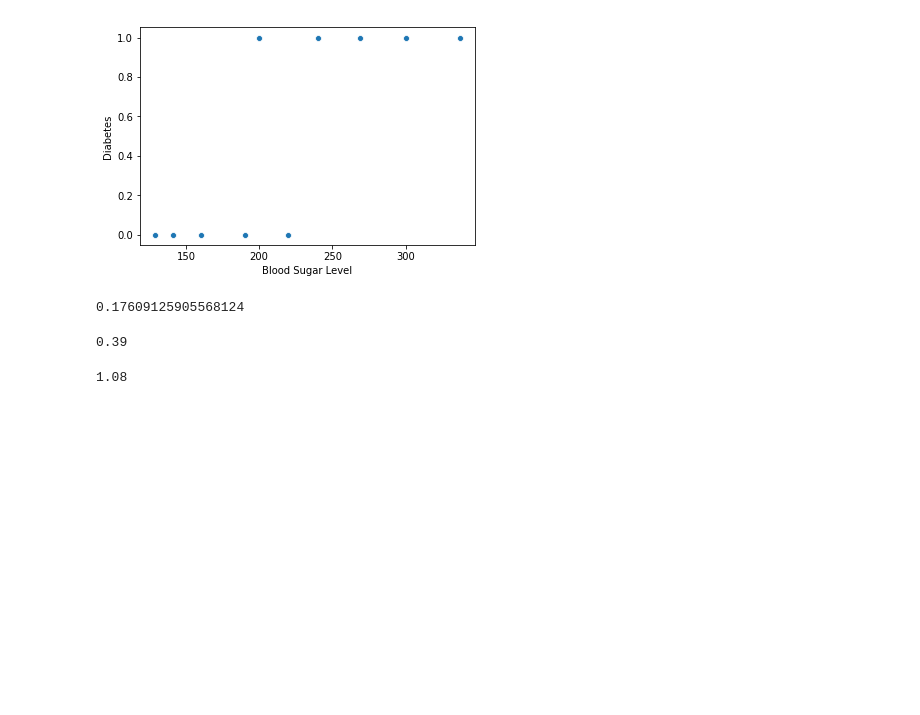
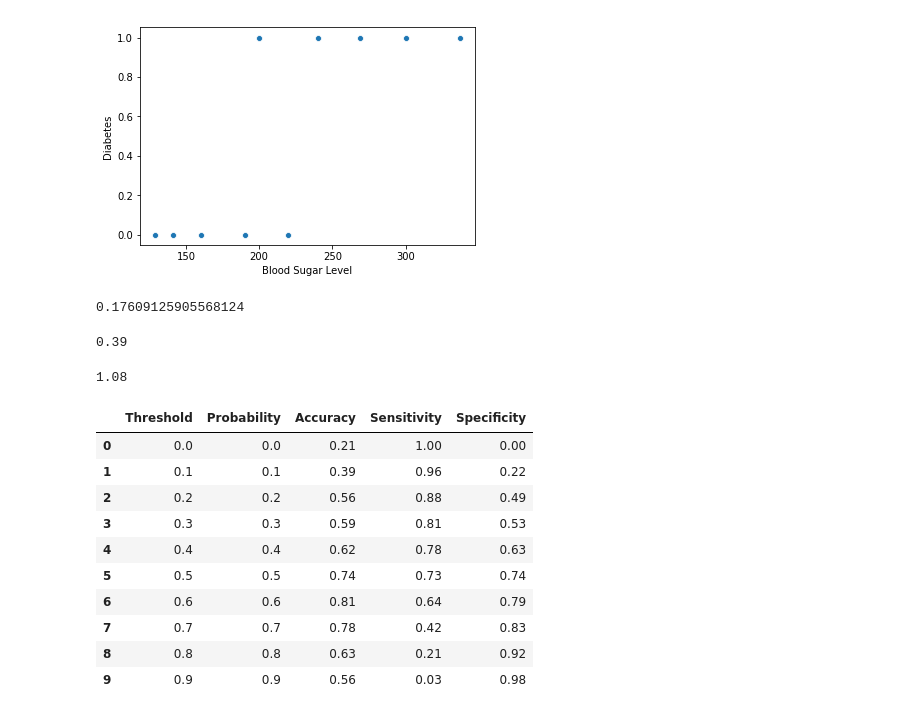
Before and after one commit to vamsigp/IIIT-B, a Jupyter notebook: 1. Statistics and Machine Learning/9. Logistic Regression/LogisticRegression.ipynb, the cells around one changed output. Cells and saved outputs as stored; diff of their text form; code cells hidden in the pictures; blank space fills up the shorter version.

```diff
--- a/1. Statistics and Machine Learning/9. Logistic Regression/LogisticRegression.ipynb
+++ b/1. Statistics and Machine Learning/9. Logistic Regression/LogisticRegression.ipynb
@@ -83,0 +86,14 @@ round(243*.06 -13.5,2)
+# %%
+dfq1.head(10)
+# %% [output]
+|  | Threshold | Probability | Accuracy | Sensitivity | Specificity |
+| 0 | 0.0 | 0.0 | 0.21 | 1.00 | 0.00 |
+| 1 | 0.1 | 0.1 | 0.39 | 0.96 | 0.22 |
+| 2 | 0.2 | 0.2 | 0.56 | 0.88 | 0.49 |
+| 3 | 0.3 | 0.3 | 0.59 | 0.81 | 0.53 |
+| 4 | 0.4 | 0.4 | 0.62 | 0.78 | 0.63 |
+| 5 | 0.5 | 0.5 | 0.74 | 0.73 | 0.74 |
+| 6 | 0.6 | 0.6 | 0.81 | 0.64 | 0.79 |
+| 7 | 0.7 | 0.7 | 0.78 | 0.42 | 0.83 |
+| 8 | 0.8 | 0.8 | 0.63 | 0.21 | 0.92 |
+| 9 | 0.9 | 0.9 | 0.56 | 0.03 | 0.98 |
```
Also changed, not shown: parts of 2 cells of this notebook, 3 other files.
